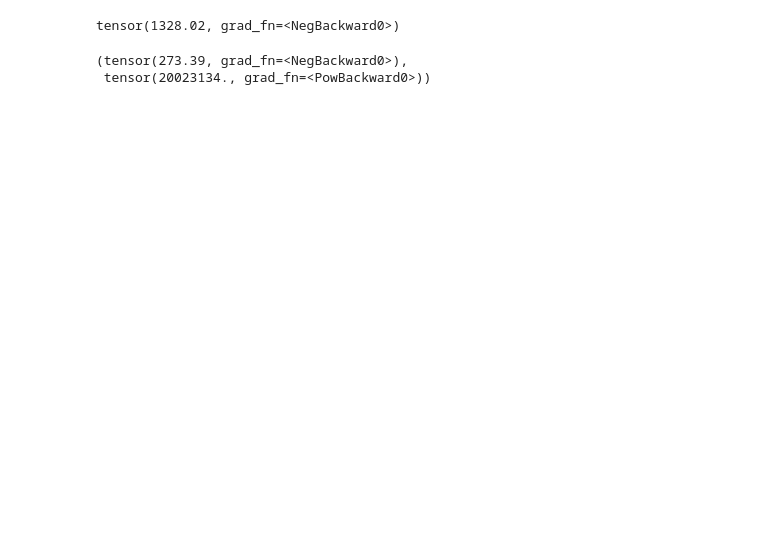
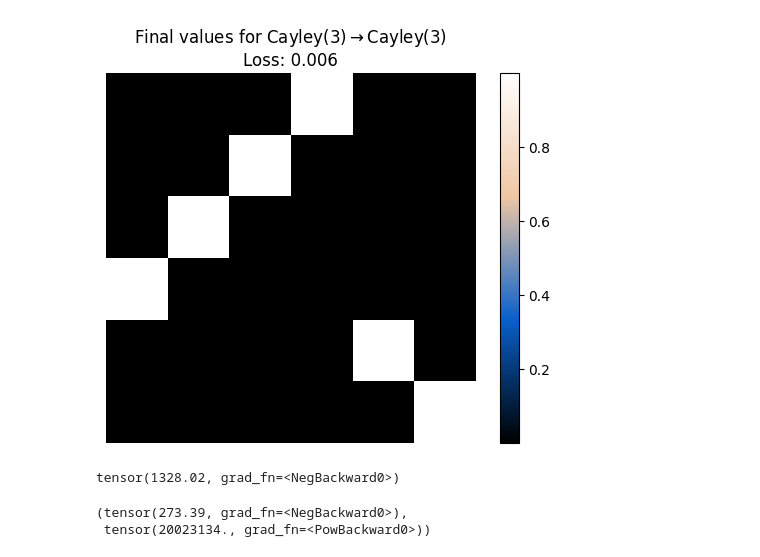
Before and after one commit to urhprimozic/gofi, a Jupyter notebook: gofi/notebooks/graphs.ipynb, the cells around one changed output. Saved outputs shown, nothing was run; the diff lists cells and outputs as text; code cells hidden in the pictures; blank space fills up the shorter version.

```diff
--- a/gofi/notebooks/graphs.ipynb
+++ b/gofi/notebooks/graphs.ipynb
@@ -21,0 +62,13 @@ training(f, M, M, adam_parameters={"lr" : 0.001}, max_steps=1000, eps=-1)
+# %%
+training(f, M, M, adam_parameters={"lr" : 0.0001}, max_steps=10000, eps=0.00000000001)
+plt.imshow(f.P().clone().cpu().detach(), cmap=blueorange)
+
+loss = RelationLoss(f, M, M) + BijectiveLoss(f)
+loss = round(float(loss.clone().cpu().detach().numpy()), 3)
+
+plt.title(f"Final values for Cayley$({n}) \\to $Cayley$({n})$\n" +
+          f"Loss: {loss}" )
+plt.axis('off')
+plt.colorbar()
+plt.show()
+# %% [output]
@@ -22,3 +80,4 @@ training(f, M, M, adam_parameters={"lr" : 0.001}, max_steps=1000, eps=-1)
+[figure, added]
 # %%
 from gofi.graphs.loss import RelationLossMatrix, BijectiveLossMatrix
 from torch.autograd.functional import jacobian
```
Also changed, not shown: parts of 8 cells of this notebook, 11 other files.
